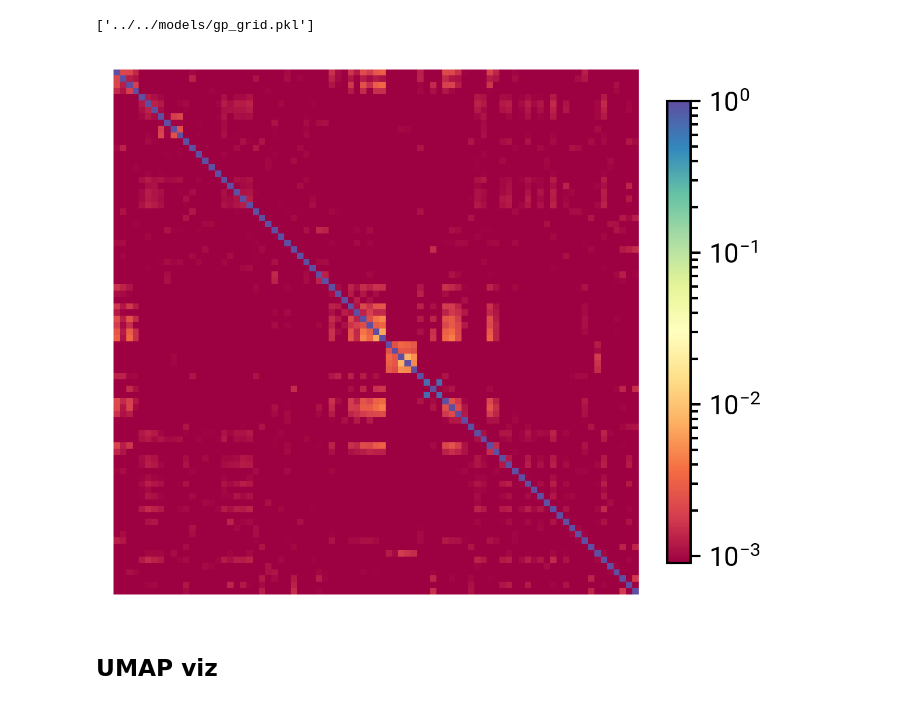
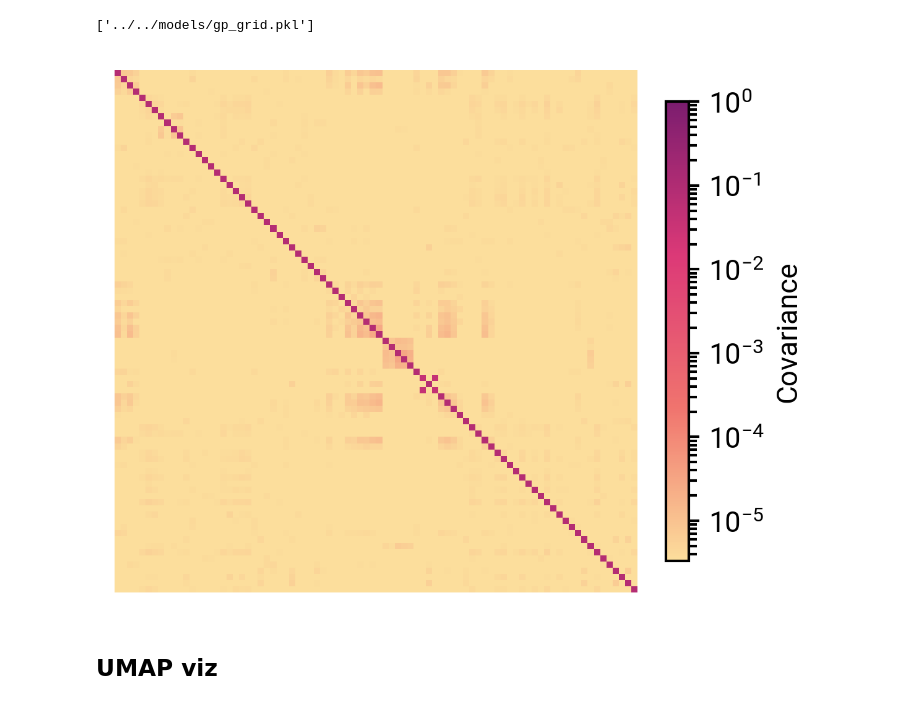
Before and after one commit to laserkelvin/umda, a Jupyter notebook: notebooks/reports/G-estimator_comparison.ipynb, the cells around one changed output. Cells and saved outputs as stored; diff of their text form; code cells hidden in the pictures.

```diff
--- a/notebooks/reports/G-estimator_comparison.ipynb
+++ b/notebooks/reports/G-estimator_comparison.ipynb
@@ -228,16 +262,18 @@ dump(gp_search, "../../models/gp_grid.pkl")
 # %%
 fig, ax = plt.subplots(figsize=(4,4))
 
-hurr = ax.imshow(np.abs(gp_tmc_cov), cmap="Spectral", norm=LogNorm(vmin=np.abs(gp_tmc_cov.min()), vmax=1.))
+hurr = ax.imshow(np.abs(gp_tmc_cov), cmap=SunsetDark_4.get_mpl_colormap(), norm=LogNorm(vmin=np.abs(gp_tmc_cov.min()), vmax=1.))
 
-fig.colorbar(hurr, ax=ax, fraction=0.04)
+cb = fig.colorbar(hurr, ax=ax, fraction=0.04)
+cb.ax.set_ylabel("Covariance")
 ax.set(xticks=[], yticks=[])
 for spine in ["left", "bottom"]:
     ax.spines[spine].set_visible(False)
 
 fig.savefig("gp_tmc1_covariance.pdf", dpi=100, transparent=True)
+fig.savefig("gp_tmc1_covariance.png", dpi=300, transparent=True)
 # %% [output]
-[figure, old version]
+[figure, new version]
 # %% [markdown]
 ## UMAP viz
 # %%
```
Also changed, not shown: parts of 26 cells of this notebook, 8 other files.
